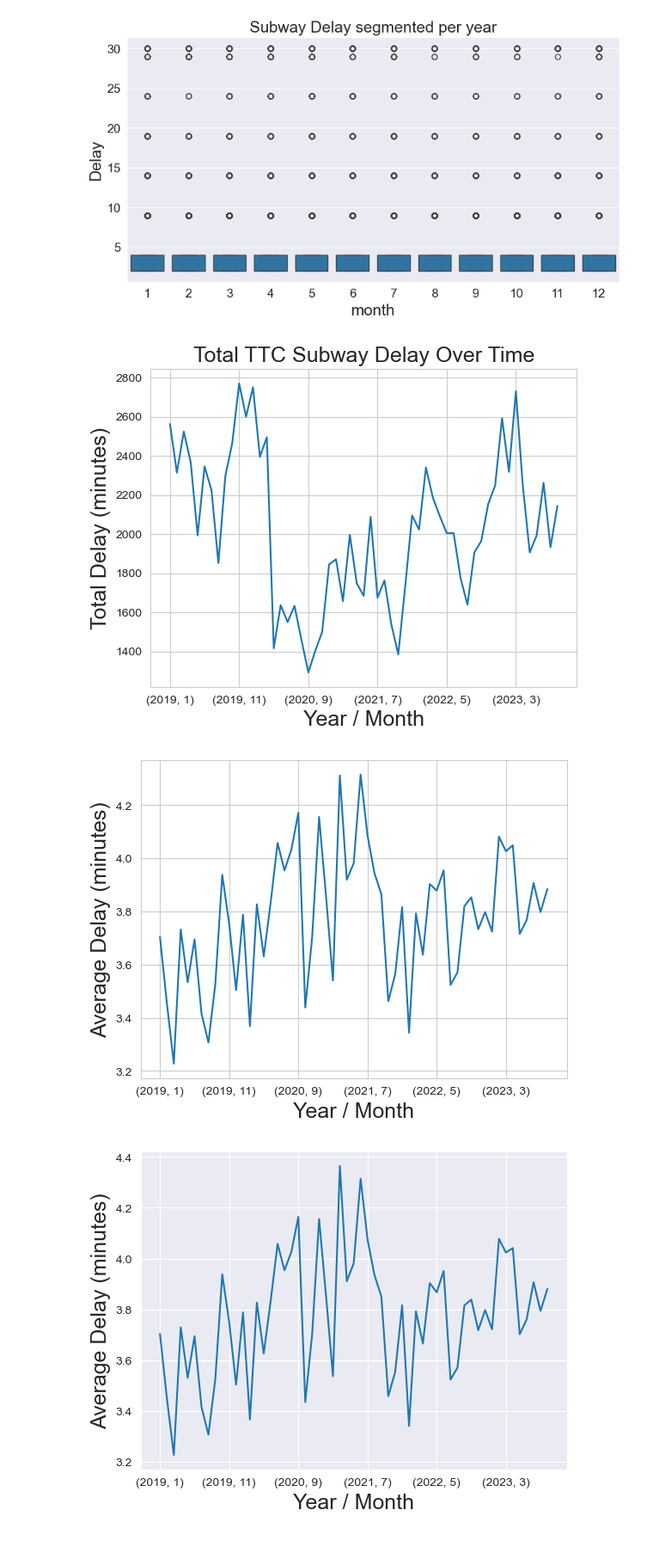
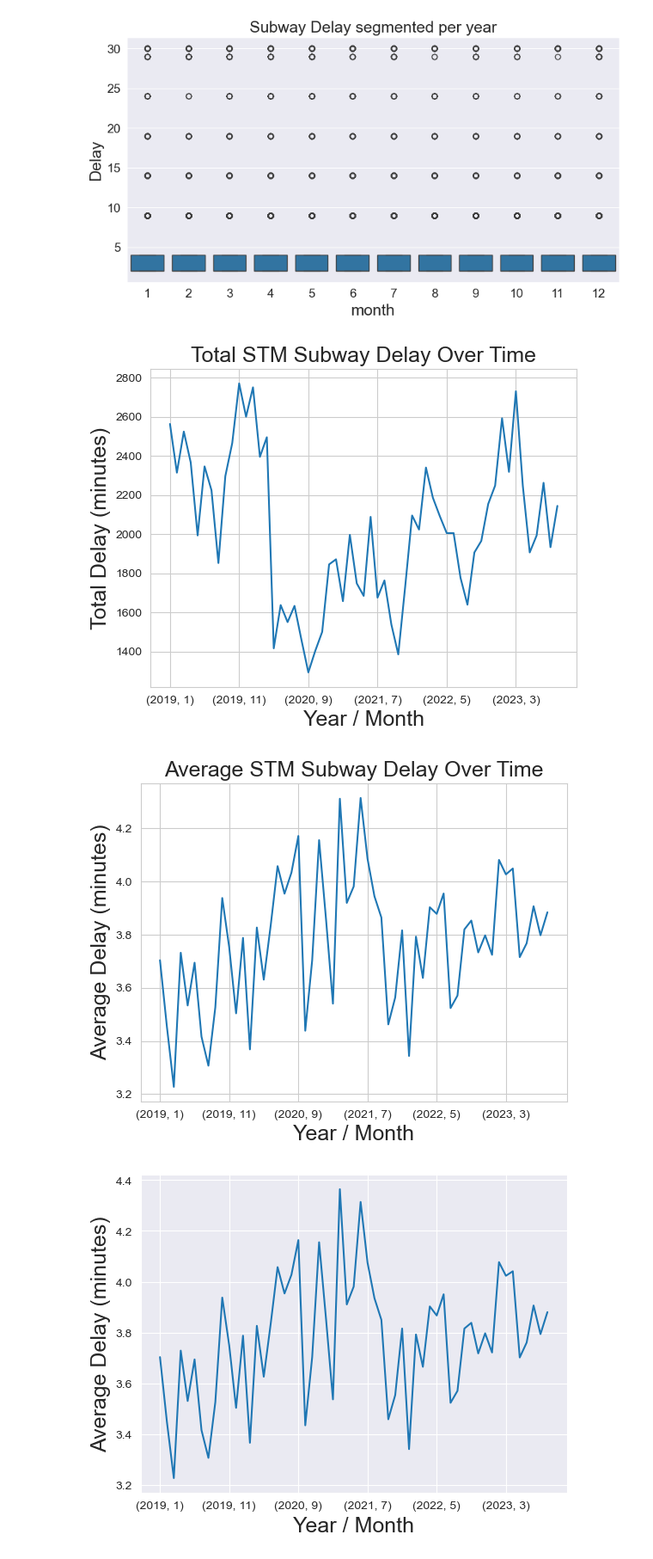
Before and after one commit to katherinewest/CME538_2023, a Jupyter notebook: EDA.ipynb, the cells around one changed output. Shown at 86% size. Cells and saved outputs as stored; diff of their text form; code cells hidden in the pictures.

Commit message:
Amended graphics

```diff
--- a/EDA.ipynb
+++ b/EDA.ipynb
@@ -869,18 +915,18 @@ plt.show()
 ax = stm_df.groupby(["Année civile", "Mois calendrier"])["delay"].sum().plot()
 ax.set_xlabel('Year / Month', fontsize=18)
 ax.set_ylabel('Total Delay (minutes)', fontsize=18)
-plt.title('Total TTC Subway Delay Over Time', fontsize=18)
+plt.title('Total STM Subway Delay Over Time', fontsize=18)
 plt.show()
 # %% [output]
-[figure, old version]
+[figure, new version]
 # %%
 ax = stm_df.groupby(["Année civile", "Mois calendrier"])["delay"].mean().plot()
 ax.set_xlabel('Year / Month', fontsize=18)
 ax.set_ylabel('Average Delay (minutes)', fontsize=18)
-ax.
+plt.title('Average STM Subway Delay Over Time', fontsize=18)
 plt.show()
 # %% [output]
-[figure, old version]
+[figure, new version]
 # %%
 ax = stm_df.groupby(["Année civile", "Mois calendrier"])["delay"].mean().plot()
 ax.set_xlabel('Year / Month', fontsize=18)
```
Also changed, not shown: parts of 5 cells of this notebook.
